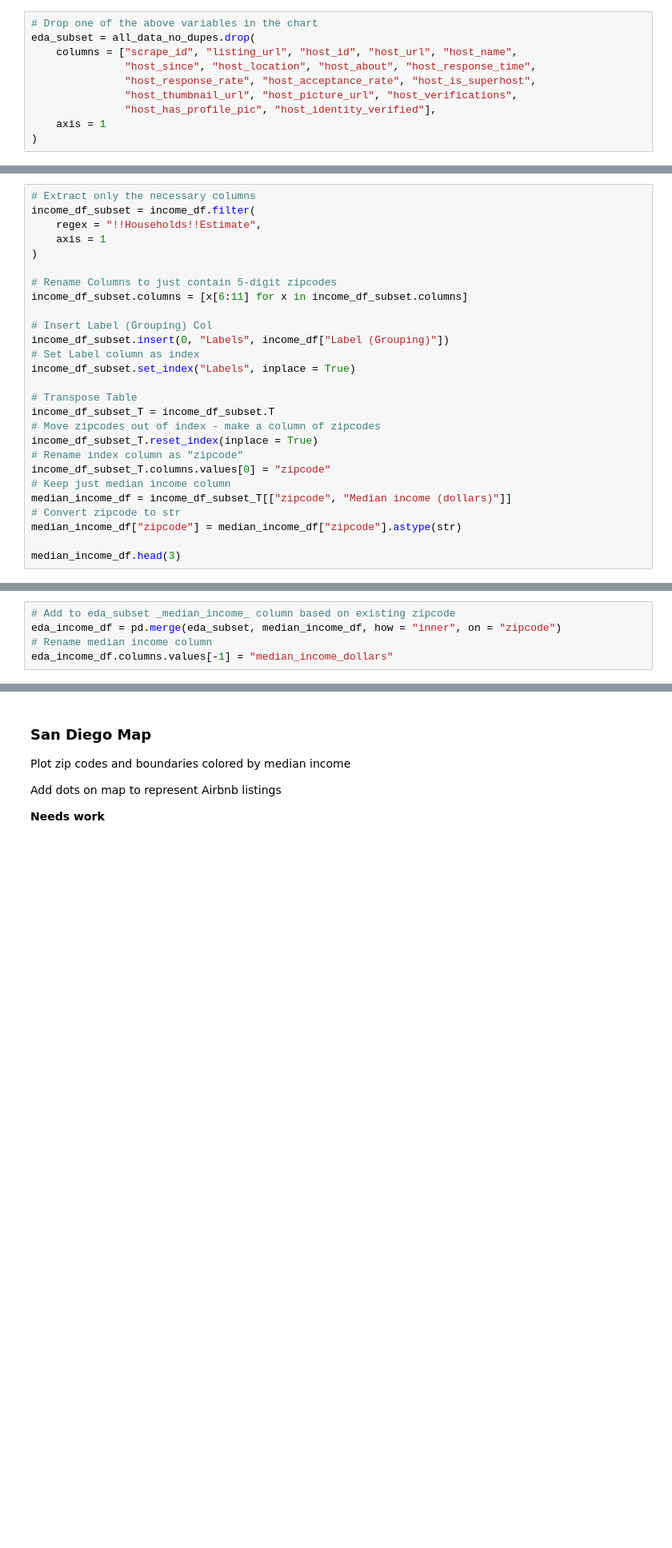
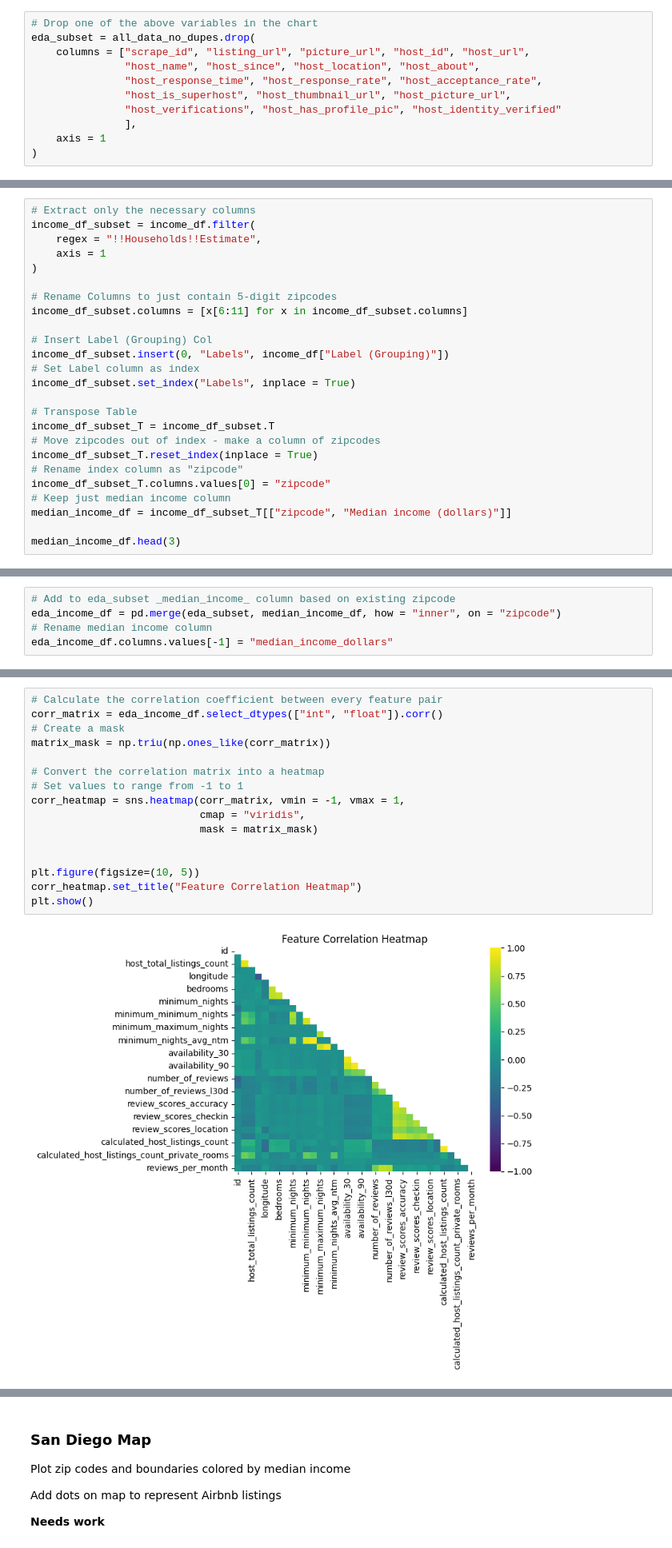
Before and after one commit to nlee98/ADS-599_Capstone_Project, a Jupyter notebook: Code Library/Data_Exploration.ipynb, the cells around one changed output, grey strips where cells are left out. Shown at 80% size. Drawn from its saved outputs; the diff is of its cells as text; blank space fills up the shorter version.

```diff
--- a/Code Library/Data_Exploration.ipynb
+++ b/Code Library/Data_Exploration.ipynb
@@ -173,11 +173,12 @@ all_data_no_dupes["host_listings_count"].plot.hist()
 # %%
 # Drop one of the above variables in the chart
 eda_subset = all_data_no_dupes.drop(
-    columns = ["scrape_id", "listing_url", "host_id", "host_url", "host_name",
-               "host_since", "host_location", "host_about", "host_response_time",
-               "host_response_rate", "host_acceptance_rate", "host_is_superhost",
-               "host_thumbnail_url", "host_picture_url", "host_verifications",
-               "host_has_profile_pic", "host_identity_verified"],
+    columns = ["scrape_id", "listing_url", "picture_url", "host_id", "host_url",
+               "host_name", "host_since", "host_location", "host_about",
+               "host_response_time", "host_response_rate", "host_acceptance_rate",
+               "host_is_superhost", "host_thumbnail_url", "host_picture_url",
+               "host_verifications", "host_has_profile_pic", "host_identity_verified"
+               ],
     axis = 1
 )
 # %%
@@ -340,8 +341,6 @@ income_df_subset_T.reset_index(inplace = True)
 income_df_subset_T.columns.values[0] = "zipcode"
 # Keep just median income column
 median_income_df = income_df_subset_T[["zipcode", "Median income (dollars)"]]
-# Convert zipcode to str
-median_income_df["zipcode"] = median_income_df["zipcode"].astype(str)
 
 median_income_df.head(3)
 # %% [output]
@@ -361,0 +359,18 @@ eda_income_df.columns.values[-1] = "median_income_dollars"
+# %%
+# Calculate the correlation coefficient between every feature pair
+corr_matrix = eda_income_df.select_dtypes(["int", "float"]).corr()
+# Create a mask
+matrix_mask = np.triu(np.ones_like(corr_matrix))
+
+# Convert the correlation matrix into a heatmap
+# Set values to range from -1 to 1
+corr_heatmap = sns.heatmap(corr_matrix, vmin = -1, vmax = 1,
+                           cmap = "viridis",
+                           mask = matrix_mask)
+
+
+plt.figure(figsize=(10, 5))
+corr_heatmap.set_title("Feature Correlation Heatmap")
+plt.show()
+# %% [output]
+[figure, added]
```
Also changed, not shown: parts of 6 cells of this notebook.
